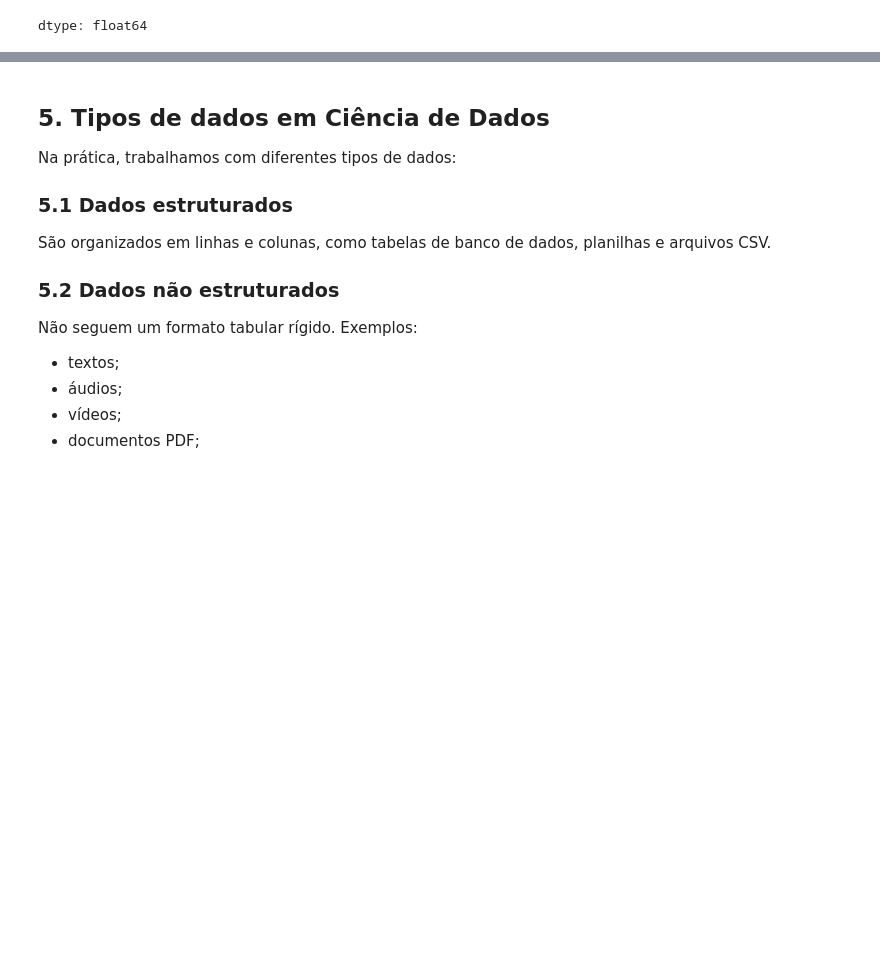
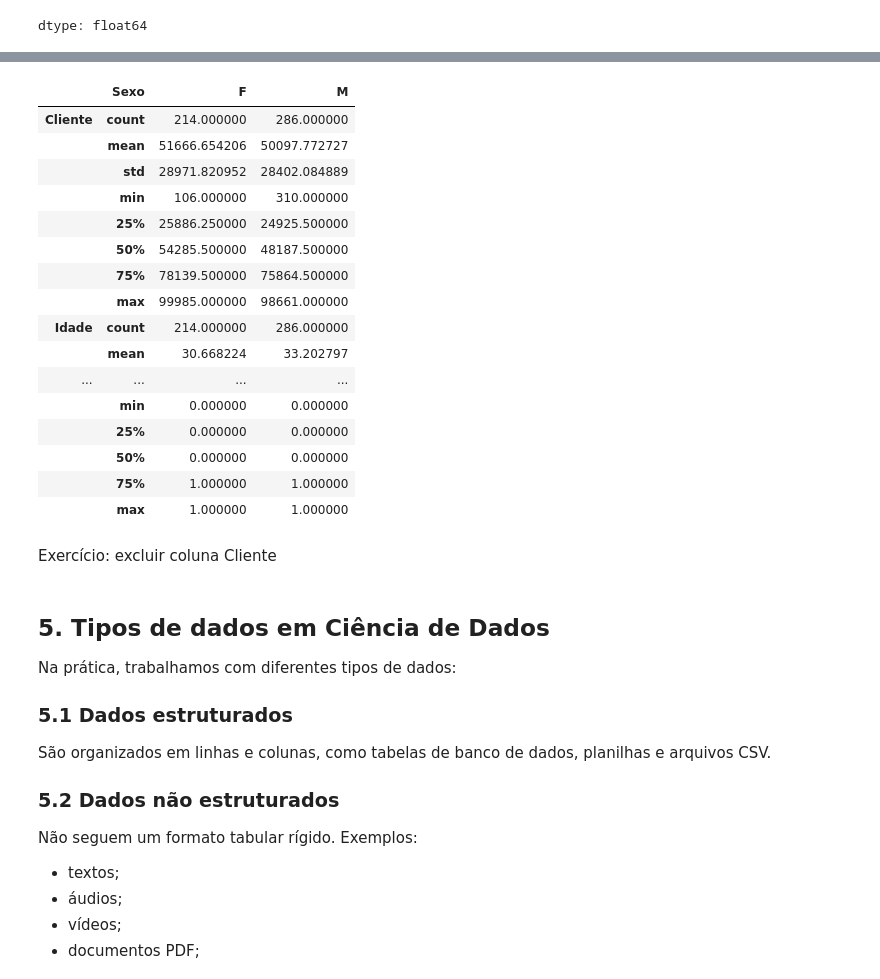
Before and after one commit to cibelerusso/FundamentosemCienciasdeDados, a Jupyter notebook: Notebooks/Fundamentos_em_Ciências_de_Dados_Aula_3.ipynb, the cells around one changed output, grey strips where cells are left out. Cells and saved outputs as stored; diff of their text form; code cells hidden in the pictures; blank space fills up the shorter version.

```diff
--- a/Notebooks/Fundamentos_em_Ciências_de_Dados_Aula_3.ipynb
+++ b/Notebooks/Fundamentos_em_Ciências_de_Dados_Aula_3.ipynb
@@ -485,3 +547,25 @@ dtype: float64
+# %%
+df.groupby(by='Sexo').describe().T
+# %% [output]
+|  | Sexo | F | M |
+| Cliente | count | 214.000000 | 286.000000 |
+|  | mean | 51666.654206 | 50097.772727 |
+|  | std | 28971.820952 | 28402.084889 |
+|  | min | 106.000000 | 310.000000 |
+|  | 25% | 25886.250000 | 24925.500000 |
+|  | 50% | 54285.500000 | 48187.500000 |
+|  | 75% | 78139.500000 | 75864.500000 |
+|  | max | 99985.000000 | 98661.000000 |
+| Idade | count | 214.000000 | 286.000000 |
+|  | mean | 30.668224 | 33.202797 |
+| ... | ... | ... | ... |
+|  | min | 0.000000 | 0.000000 |
+|  | 25% | 0.000000 | 0.000000 |
+|  | 50% | 0.000000 | 0.000000 |
+|  | 75% | 1.000000 | 1.000000 |
+|  | max | 1.000000 | 1.000000 |
+# %% [markdown]
+Exercício: excluir coluna Cliente
 # %% [markdown]
 
 ## 5. Tipos de dados em Ciência de Dados
```
Also changed, not shown: parts of 23 cells of this notebook.
